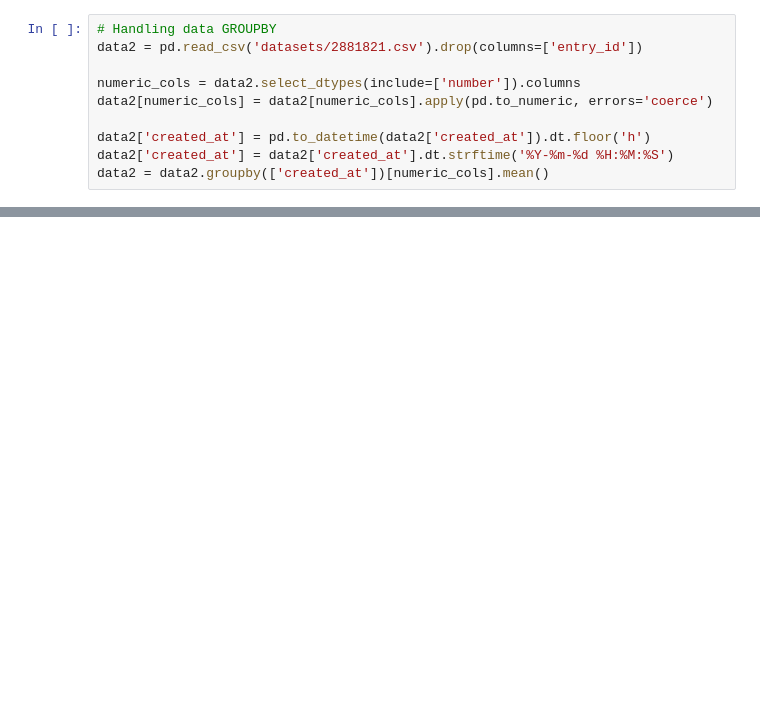
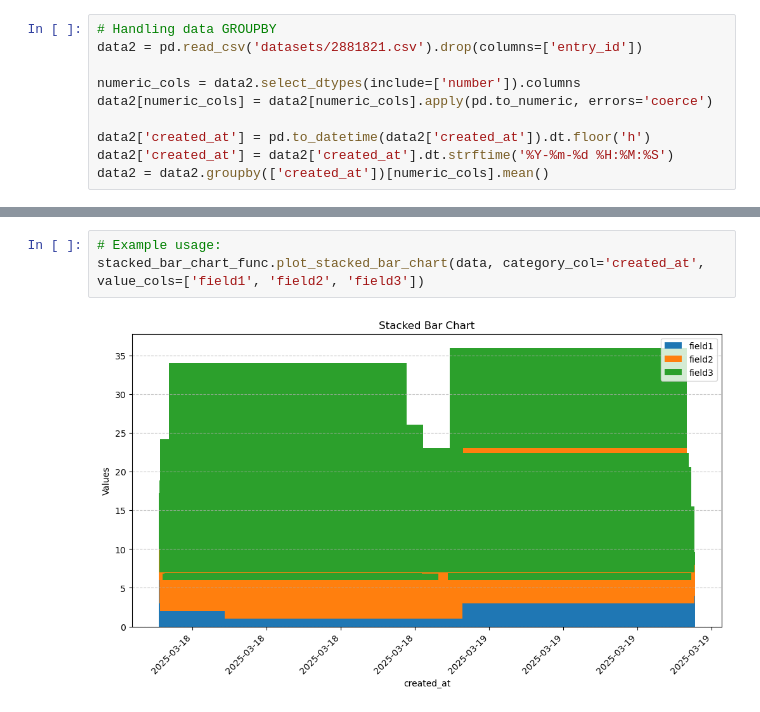
Before and after one commit to arnavahujaa/Intelligent-IoT-Data-Management, a Jupyter notebook: feature-visualization-testing.ipynb, the cells around one changed output, grey strips where cells are left out. Cells and saved outputs as stored; diff of their text form; blank space fills up the shorter version.

Commit message:
drafting stacked bar chart function

```diff
--- a/feature-visualization-testing.ipynb
+++ b/feature-visualization-testing.ipynb
@@ -73,3 +66,8 @@ grouped_bar_chart_func.grouped_bar_chart(data2, category_col='created_at', value
 # %% [output]
 [interactive output not drawn]
 [interactive output not drawn]
+# %%
+# Example usage:
+stacked_bar_chart_func.plot_stacked_bar_chart(data, category_col='created_at', value_cols=['field1', 'field2', 'field3'])
+# %% [output]
+[figure, added]
```
Also changed, not shown: parts of 5 cells of this notebook, 2 other files.
